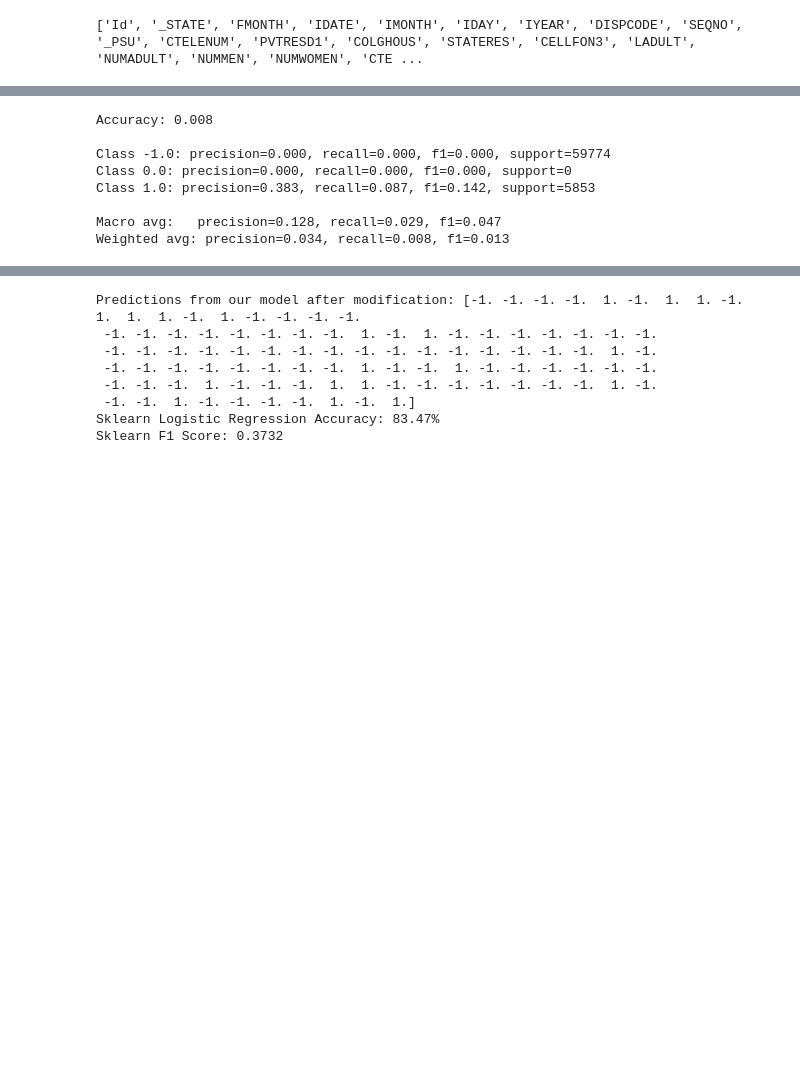
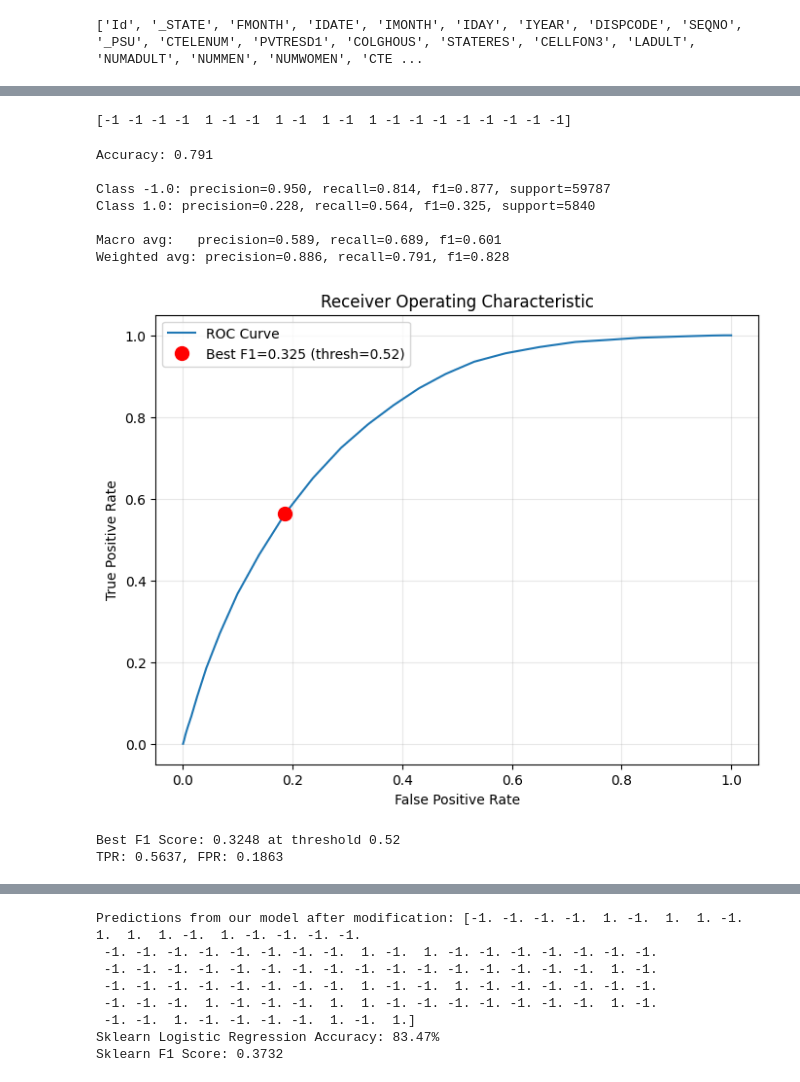
Before and after one commit to FTognina/ML.P1, a Jupyter notebook: project_script/run_tests_ft.ipynb, the cells around one changed output, grey strips where cells are left out. Saved outputs shown, nothing was run; the diff lists cells and outputs as text; code cells hidden in the pictures; blank space fills up the shorter version.

```diff
--- a/project_script/run_tests_ft.ipynb
+++ b/project_script/run_tests_ft.ipynb
@@ -181,11 +198,22 @@ The aliases was originally deprecated in NumPy 1.20; for more details and guidan
+# %%
+%autoreload 1
+y_pred = model.predict(x_test, threshold=0.5)
+print(y_pred[:20])
+# %% [output]
+[-1 -1 -1 -1  1 -1 -1  1 -1  1 -1  1 -1 -1 -1 -1 -1 -1 -1 -1]
 # %%
-model.evaluate(x_test, y_test)
+%autoreload 1
+model.evaluate(x_test, y_test, threshold=0.52)
+
+model.roc_curve(x_test, y_test)
 # %% [output]
-Accuracy: 0.008
+Accuracy: 0.791
 
-Class -1.0: precision=0.000, recall=0.000, f1=0.000, support=59774
-Class 0.0: precision=0.000, recall=0.000, f1=0.000, support=0
-Class 1.0: precision=0.383, recall=0.087, f1=0.142, support=5853
+Class -1.0: precision=0.950, recall=0.814, f1=0.877, support=59787
+Class 1.0: precision=0.228, recall=0.564, f1=0.325, support=5840
 
-Macro avg:   precision=0.128, recall=0.029, f1=0.047
-Weighted avg: precision=0.034, recall=0.008, f1=0.013
+Macro avg:   precision=0.589, recall=0.689, f1=0.601
+Weighted avg: precision=0.886, recall=0.791, f1=0.828
+[figure, added]
+Best F1 Score: 0.3248 at threshold 0.52
+TPR: 0.5637, FPR: 0.1863
```
Also changed, not shown: parts of 13 cells of this notebook, 3 other files.
